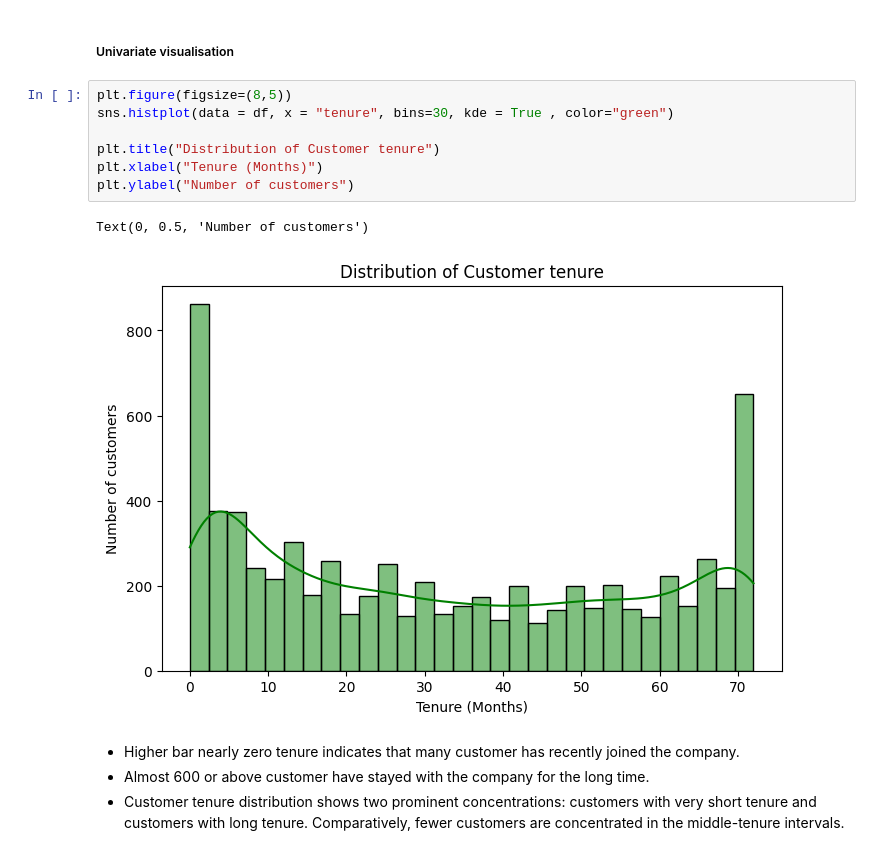
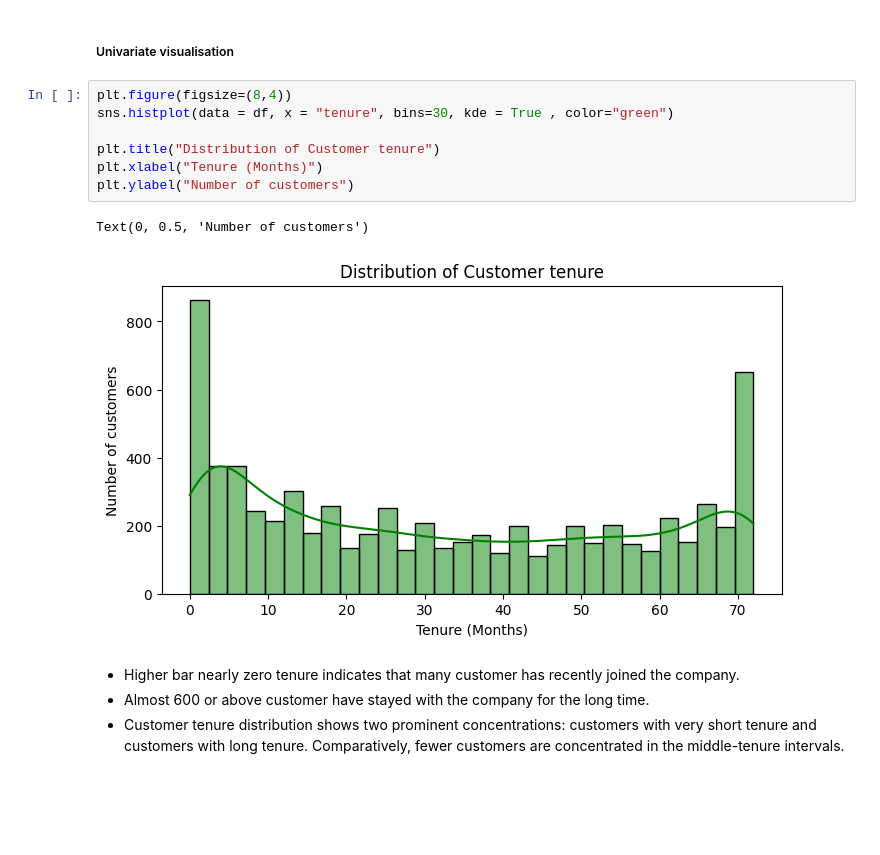
Before and after one commit to dheeraj59/Telco-Customer-Churn-EDA, a Jupyter notebook: eda.ipynb, the cells around one changed output. Drawn from its saved outputs; the diff is of its cells as text; blank space fills up the shorter version.

```diff
--- a/eda.ipynb
+++ b/eda.ipynb
@@ -415,15 +415,15 @@ Name: proportion, dtype: float64
 # %% [markdown]
 ##### Univariate visualisation
 # %%
-plt.figure(figsize=(8,5))
+plt.figure(figsize=(8,4))
 sns.histplot(data = df, x = "tenure", bins=30, kde = True , color="green")
 
 plt.title("Distribution of Customer tenure")
 plt.xlabel("Tenure (Months)")
 plt.ylabel("Number of customers")
 # %% [output]
 Text(0, 0.5, 'Number of customers')
-[figure, old version]
+[figure, new version]
 # %% [markdown]
 - Higher bar nearly zero tenure indicates that many customer has recently joined the company.
 - Almost 600 or above customer have stayed with the company for the long time.
```
Also changed, not shown: parts of 15 cells of this notebook.
